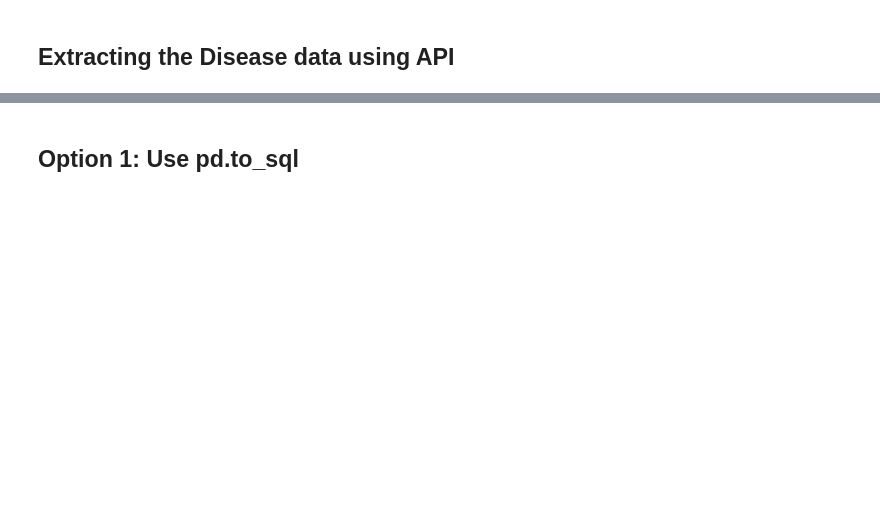
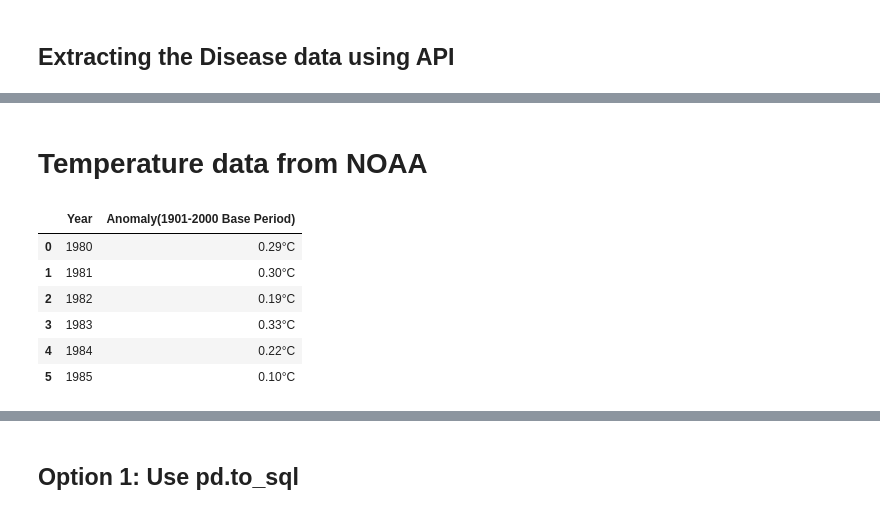
Before and after one commit to kentlum2018/Global_diseases, a Jupyter notebook: global_diseases_project.ipynb, the cells around one changed output, grey strips where cells are left out. Cells and saved outputs as stored; diff of their text form; code cells hidden in the pictures; blank space fills up the shorter version.

```diff
--- a/global_diseases_project.ipynb
+++ b/global_diseases_project.ipynb
@@ -131,0 +267,2 @@ disease_df.loc[
+# %% [markdown]
+# Temperature data from NOAA
@@ -131,0 +274,10 @@ disease_df.loc[
+# %%
+temp_data_df.head(6)
+# %% [output]
+|  | Year | Anomaly(1901-2000 Base Period) |
+| 0 | 1980 | 0.29°C |
+| 1 | 1981 | 0.30°C |
+| 2 | 1982 | 0.19°C |
+| 3 | 1983 | 0.33°C |
+| 4 | 1984 | 0.22°C |
+| 5 | 1985 | 0.10°C |
```
Also changed, not shown: parts of 23 cells of this notebook, 1 other file.
